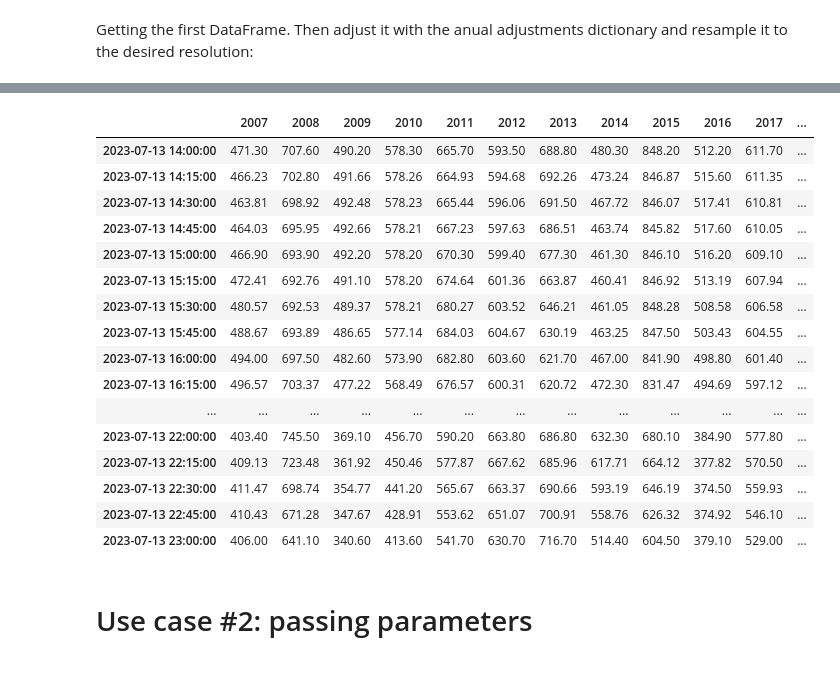
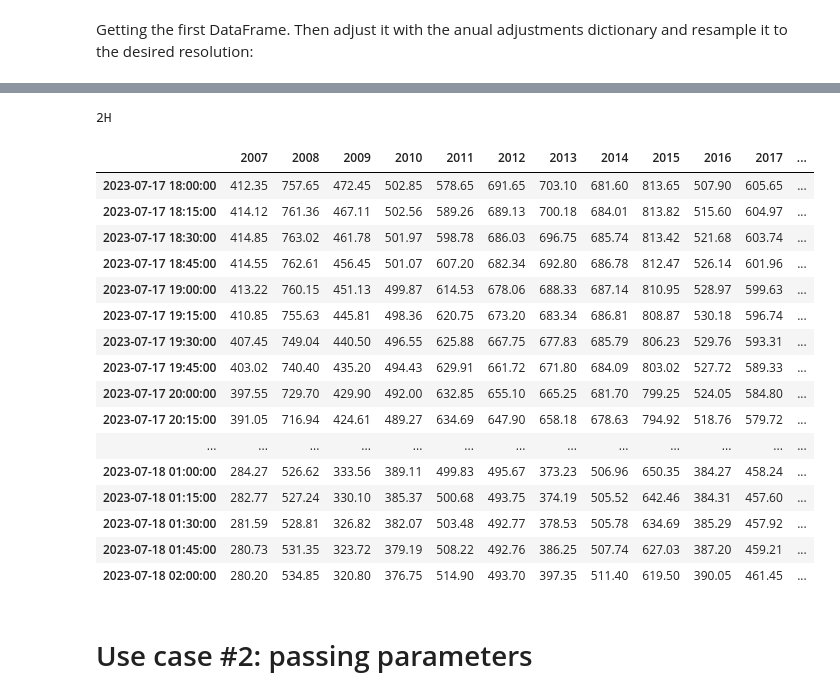
Before and after one commit to bsc-quantic/synthDataGen, a Jupyter notebook: notebooks/fullExample.ipynb, the cells around one changed output, grey strips where cells are left out. Saved outputs shown, nothing was run; the diff lists cells and outputs as text; code cells hidden in the pictures.

```diff
--- a/notebooks/fullExample.ipynb
+++ b/notebooks/fullExample.ipynb
@@ -48,0 +48,3 @@ df
+# %%
+df = controller.downsample(df)
+df
@@ -49,28 +60,30 @@ df
 # %%
-df = controller.resampleOnAxis0(df)
+
+df = controller.upsample(df)
 
 import pandas as pd
 pd.set_option('display.precision', 2)
 
 df
 # %% [output]
+2H
 |  | 2007 | 2008 | 2009 | 2010 | 2011 | 2012 | 2013 | 2014 | 2015 | 2016 | 2017 | ... |
-| 2023-07-13 14:00:00 | 471.30 | 707.60 | 490.20 | 578.30 | 665.70 | 593.50 | 688.80 | 480.30 | 848.20 | 512.20 | 611.70 | ... |
-| 2023-07-13 14:15:00 | 466.23 | 702.80 | 491.66 | 578.26 | 664.93 | 594.68 | 692.26 | 473.24 | 846.87 | 515.60 | 611.35 | ... |
-| 2023-07-13 14:30:00 | 463.81 | 698.92 | 492.48 | 578.23 | 665.44 | 596.06 | 691.50 | 467.72 | 846.07 | 517.41 | 610.81 | ... |
-| 2023-07-13 14:45:00 | 464.03 | 695.95 | 492.66 | 578.21 | 667.23 | 597.63 | 686.51 | 463.74 | 845.82 | 517.60 | 610.05 | ... |
-| 2023-07-13 15:00:00 | 466.90 | 693.90 | 492.20 | 578.20 | 670.30 | 599.40 | 677.30 | 461.30 | 846.10 | 516.20 | 609.10 | ... |
-| 2023-07-13 15:15:00 | 472.41 | 692.76 | 491.10 | 578.20 | 674.64 | 601.36 | 663.87 | 460.41 | 846.92 | 513.19 | 607.94 | ... |
-| 2023-07-13 15:30:00 | 480.57 | 692.53 | 489.37 | 578.21 | 680.27 | 603.52 | 646.21 | 461.05 | 848.28 | 508.58 | 606.58 | ... |
-| 2023-07-13 15:45:00 | 488.67 | 693.89 | 486.65 | 577.14 | 684.03 | 604.67 | 630.19 | 463.25 | 847.50 | 503.43 | 604.55 | ... |
-| 2023-07-13 16:00:00 | 494.00 | 697.50 | 482.60 | 573.90 | 682.80 | 603.60 | 621.70 | 467.00 | 841.90 | 498.80 | 601.40 | ... |
-| 2023-07-13 16:15:00 | 496.57 | 703.37 | 477.22 | 568.49 | 676.57 | 600.31 | 620.72 | 472.30 | 831.47 | 494.69 | 597.12 | ... |
+| 2023-07-17 18:00:00 | 412.35 | 757.65 | 472.45 | 502.85 | 578.65 | 691.65 | 703.10 | 681.60 | 813.65 | 507.90 | 605.65 | ... |
+| 2023-07-17 18:15:00 | 414.12 | 761.36 | 467.11 | 502.56 | 589.26 | 689.13 | 700.18 | 684.01 | 813.82 | 515.60 | 604.97 | ... |
+| 2023-07-17 18:30:00 | 414.85 | 763.02 | 461.78 | 501.97 | 598.78 | 686.03 | 696.75 | 685.74 | 813.42 | 521.68 | 603.74 | ... |
+| 2023-07-17 18:45:00 | 414.55 | 762.61 | 456.45 | 501.07 | 607.20 | 682.34 | 692.80 | 686.78 | 812.47 | 526.14 | 601.96 | ... |
+| 2023-07-17 19:00:00 | 413.22 | 760.15 | 451.13 | 499.87 | 614.53 | 678.06 | 688.33 | 687.14 | 810.95 | 528.97 | 599.63 | ... |
+| 2023-07-17 19:15:00 | 410.85 | 755.63 | 445.81 | 498.36 | 620.75 | 673.20 | 683.34 | 686.81 | 808.87 | 530.18 | 596.74 | ... |
+| 2023-07-17 19:30:00 | 407.45 | 749.04 | 440.50 | 496.55 | 625.88 | 667.75 | 677.83 | 685.79 | 806.23 | 529.76 | 593.31 | ... |
+| 2023-07-17 19:45:00 | 403.02 | 740.40 | 435.20 | 494.43 | 629.91 | 661.72 | 671.80 | 684.09 | 803.02 | 527.72 | 589.33 | ... |
+| 2023-07-17 20:00:00 | 397.55 | 729.70 | 429.90 | 492.00 | 632.85 | 655.10 | 665.25 | 681.70 | 799.25 | 524.05 | 584.80 | ... |
+| 2023-07-17 20:15:00 | 391.05 | 716.94 | 424.61 | 489.27 | 634.69 | 647.90 | 658.18 | 678.63 | 794.92 | 518.76 | 579.72 | ... |
 | ... | ... | ... | ... | ... | ... | ... | ... | ... | ... | ... | ... | ... |
-| 2023-07-13 22:00:00 | 403.40 | 745.50 | 369.10 | 456.70 | 590.20 | 663.80 | 686.80 | 632.30 | 680.10 | 384.90 | 577.80 | ... |
-| 2023-07-13 22:15:00 | 409.13 | 723.48 | 361.92 | 450.46 | 577.87 | 667.62 | 685.96 | 617.71 | 664.12 | 377.82 | 570.50 | ... |
-| 2023-07-13 22:30:00 | 411.47 | 698.74 | 354.77 | 441.20 | 565.67 | 663.37 | 690.66 | 593.19 | 646.19 | 374.50 | 559.93 | ... |
-| 2023-07-13 22:45:00 | 410.43 | 671.28 | 347.67 | 428.91 | 553.62 | 651.07 | 700.91 | 558.76 | 626.32 | 374.92 | 546.10 | ... |
-| 2023-07-13 23:00:00 | 406.00 | 641.10 | 340.60 | 413.60 | 541.70 | 630.70 | 716.70 | 514.40 | 604.50 | 379.10 | 529.00 | ... |
+| 2023-07-18 01:00:00 | 284.27 | 526.62 | 333.56 | 389.11 | 499.83 | 495.67 | 373.23 | 506.96 | 650.35 | 384.27 | 458.24 | ... |
+| 2023-07-18 01:15:00 | 282.77 | 527.24 | 330.10 | 385.37 | 500.68 | 493.75 | 374.19 | 505.52 | 642.46 | 384.31 | 457.60 | ... |
+| 2023-07-18 01:30:00 | 281.59 | 528.81 | 326.82 | 382.07 | 503.48 | 492.77 | 378.53 | 505.78 | 634.69 | 385.29 | 457.92 | ... |
+| 2023-07-18 01:45:00 | 280.73 | 531.35 | 323.72 | 379.19 | 508.22 | 492.76 | 386.25 | 507.74 | 627.03 | 387.20 | 459.21 | ... |
+| 2023-07-18 02:00:00 | 280.20 | 534.85 | 320.80 | 376.75 | 514.90 | 493.70 | 397.35 | 511.40 | 619.50 | 390.05 | 461.45 | ... |
 # %% [markdown]
 # Use case #2: passing parameters
 # %%
```
Also changed, not shown: parts of 5 cells of this notebook, 3 other files.
